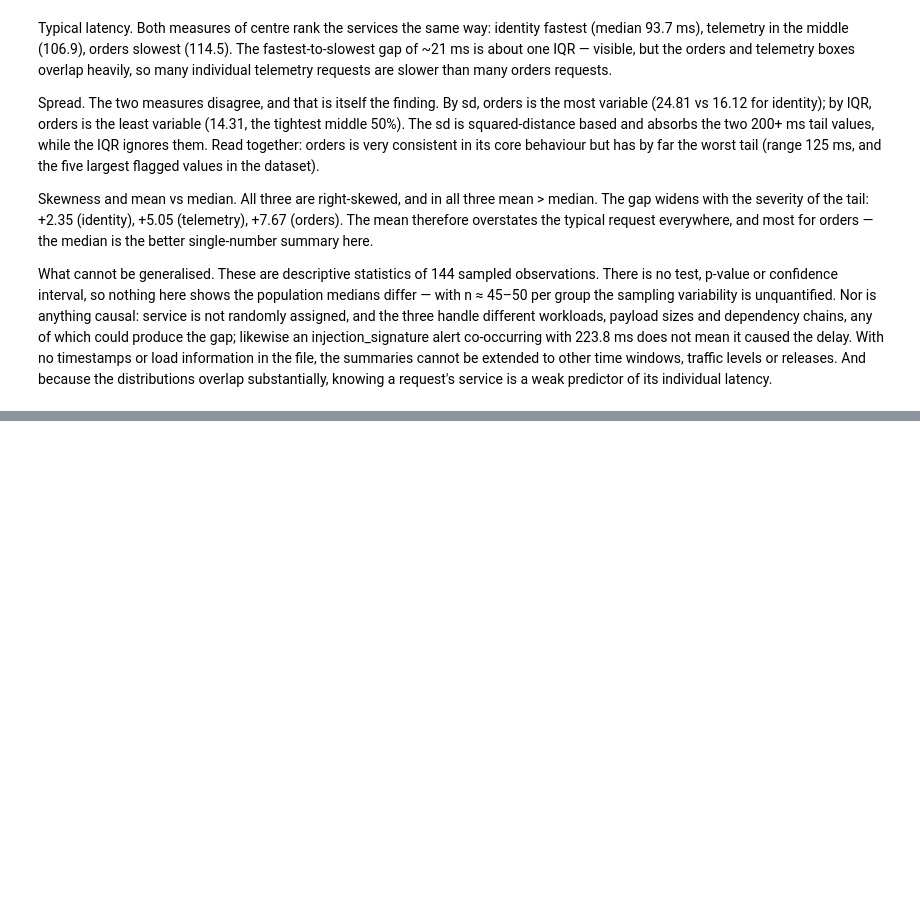
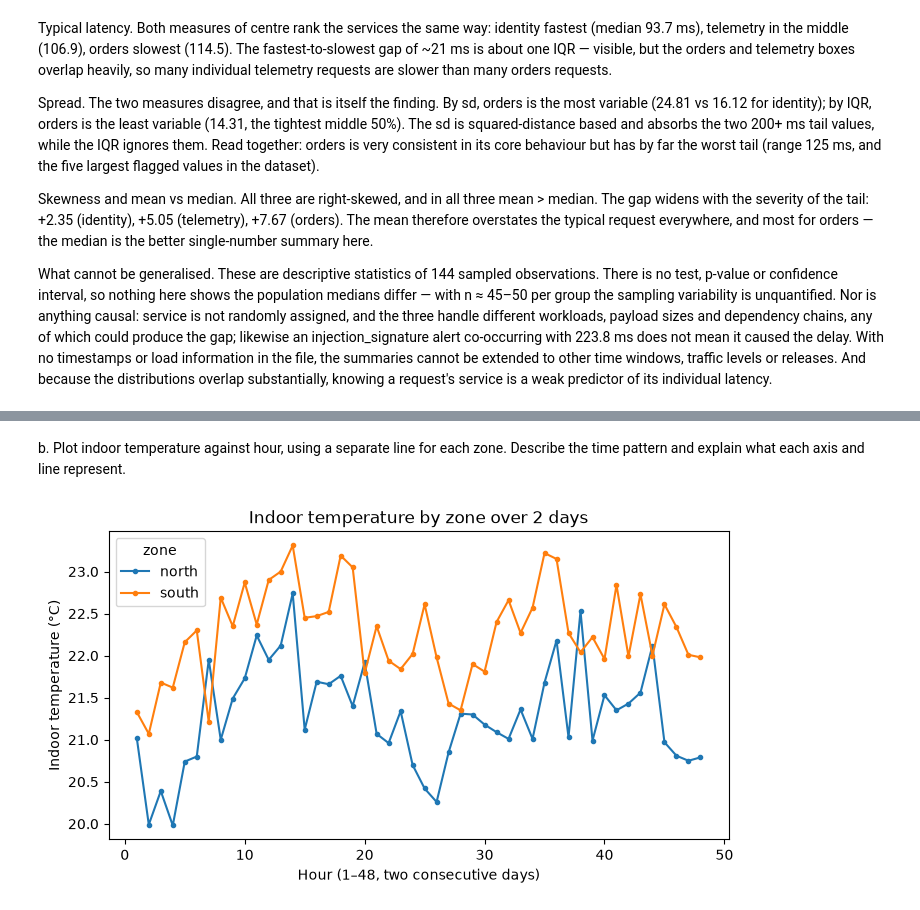
Before and after one commit to sebinko/STA1_26, a Jupyter notebook: Assignment1/assignment_1.ipynb, the cells around one changed output, grey strips where cells are left out. Cells and saved outputs as stored; diff of their text form; code cells hidden in the pictures; blank space fills up the shorter version.

```diff
--- a/Assignment1/assignment_1.ipynb
+++ b/Assignment1/assignment_1.ipynb
@@ -168,0 +174,3 @@ What cannot be generalised. These are descriptive statistics of 144 sampled obse
+# %%
+df2 = pd.read_csv("data/assignment01_smart_building.csv")
+display(df2.head())
@@ -168,0 +216,12 @@ What cannot be generalised. These are descriptive statistics of 144 sampled obse
+# %% [markdown]
+b. Plot indoor temperature against hour, using a separate line for each zone. Describe the time pattern and explain what each axis and line represent.
+# %%
+fig, ax = plt.subplots(figsize=(8, 4))
+for zone, group in df2.groupby("zone"):
+    ax.plot(group["hour"], group["indoor_temp_c"], marker="o", markersize=3, label=zone)
+ax.set(xlabel="Hour (1–48, two consecutive days)", ylabel="Indoor temperature (°C)",
+       title="Indoor temperature by zone over 2 days")
+ax.legend(title="zone")
+plt.show()
+# %% [output]
+[figure, added]
```
Also changed, not shown: parts of 12 cells of this notebook.
